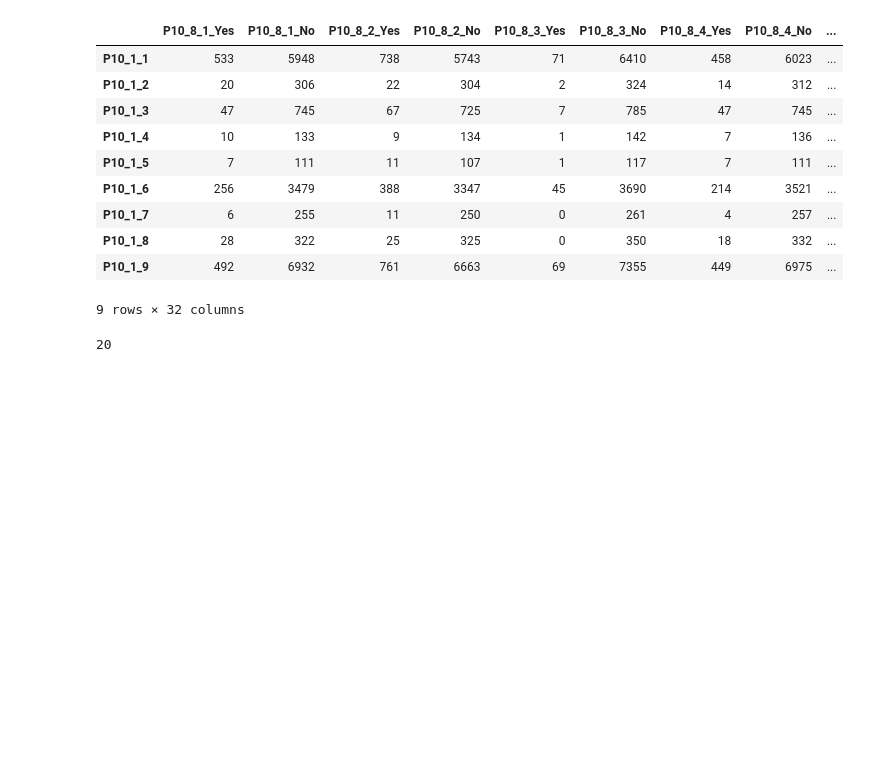
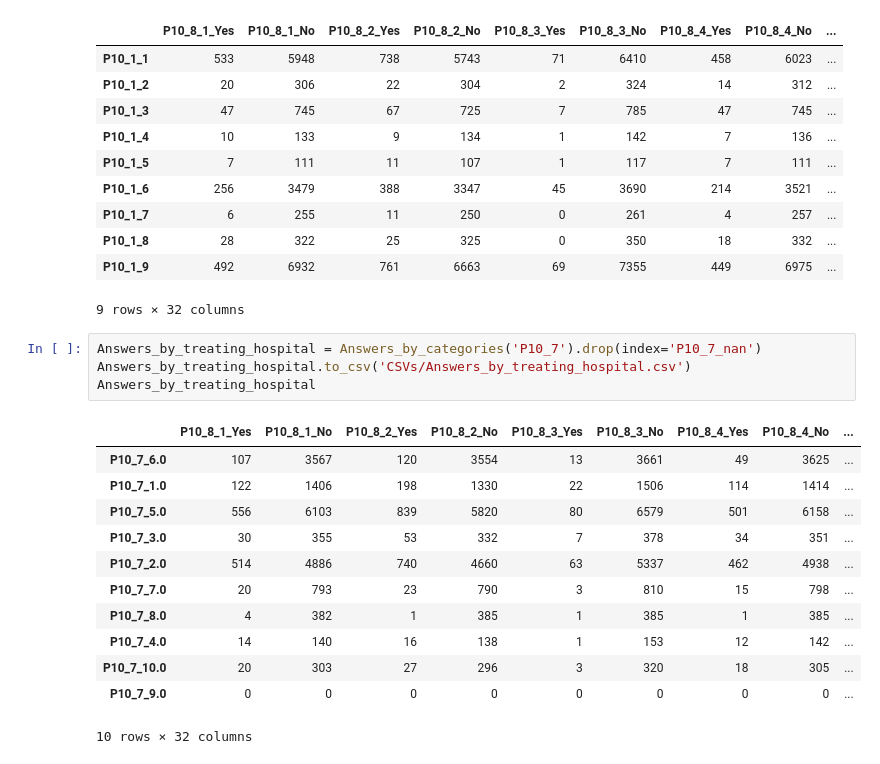
Before and after one commit to monalvrz/Obstetric_Violence_Analysis, a Jupyter notebook: database/EDA/Answers_by_different_categories.ipynb, the cells around one changed output. Saved outputs shown, nothing was run; the diff lists cells and outputs as text; blank space fills up the shorter version.

Commit message:
Included additional table

```diff
--- a/database/EDA/Answers_by_different_categories.ipynb
+++ b/database/EDA/Answers_by_different_categories.ipynb
@@ -185,5 +187,19 @@ Answers_by_hospital
 | P10_1_9 | 492 | 6932 | 761 | 6663 | 69 | 7355 | 449 | 6975 | ... |
 9 rows × 32 columns
 # %%
+Answers_by_treating_hospital = Answers_by_categories('P10_7').drop(index='P10_7_nan')
+Answers_by_treating_hospital.to_csv('CSVs/Answers_by_treating_hospital.csv')
+Answers_by_treating_hospital
 # %% [output]
+|  | P10_8_1_Yes | P10_8_1_No | P10_8_2_Yes | P10_8_2_No | P10_8_3_Yes | P10_8_3_No | P10_8_4_Yes | P10_8_4_No | ... |
+| P10_7_6.0 | 107 | 3567 | 120 | 3554 | 13 | 3661 | 49 | 3625 | ... |
+| P10_7_1.0 | 122 | 1406 | 198 | 1330 | 22 | 1506 | 114 | 1414 | ... |
+| P10_7_5.0 | 556 | 6103 | 839 | 5820 | 80 | 6579 | 501 | 6158 | ... |
+| P10_7_3.0 | 30 | 355 | 53 | 332 | 7 | 378 | 34 | 351 | ... |
+| P10_7_2.0 | 514 | 4886 | 740 | 4660 | 63 | 5337 | 462 | 4938 | ... |
+| P10_7_7.0 | 20 | 793 | 23 | 790 | 3 | 810 | 15 | 798 | ... |
+| P10_7_8.0 | 4 | 382 | 1 | 385 | 1 | 385 | 1 | 385 | ... |
+| P10_7_4.0 | 14 | 140 | 16 | 138 | 1 | 153 | 12 | 142 | ... |
+| P10_7_10.0 | 20 | 303 | 27 | 296 | 3 | 320 | 18 | 305 | ... |
+| P10_7_9.0 | 0 | 0 | 0 | 0 | 0 | 0 | 0 | 0 | ... |
-20
+10 rows × 32 columns
```
Also changed, not shown: parts of 1 cell of this notebook.
